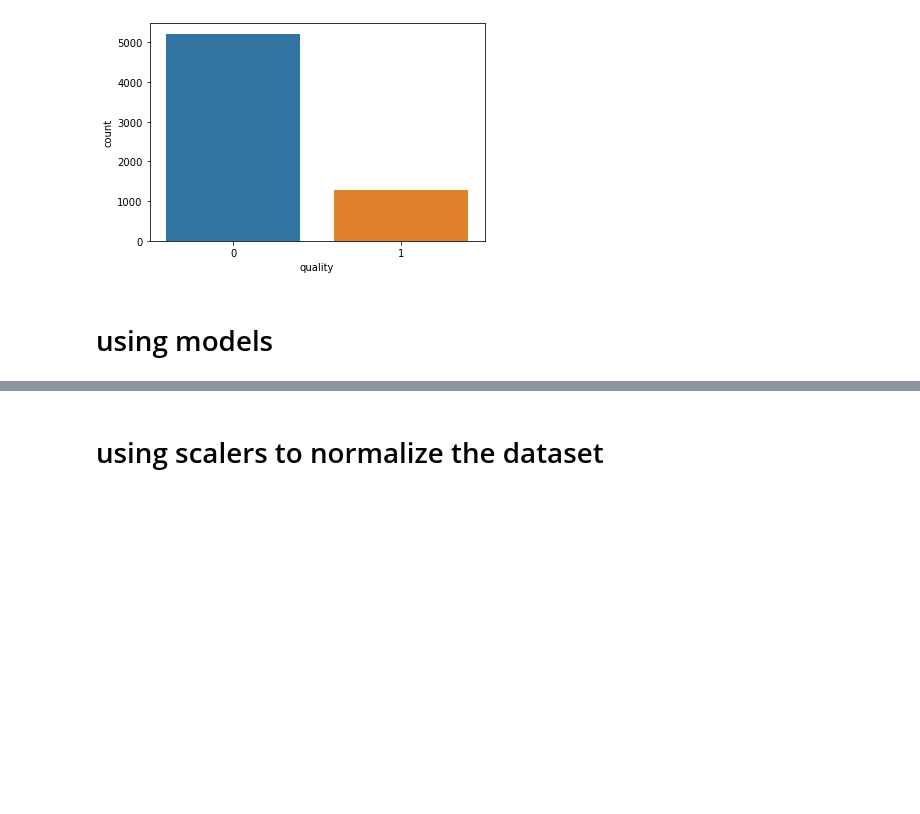
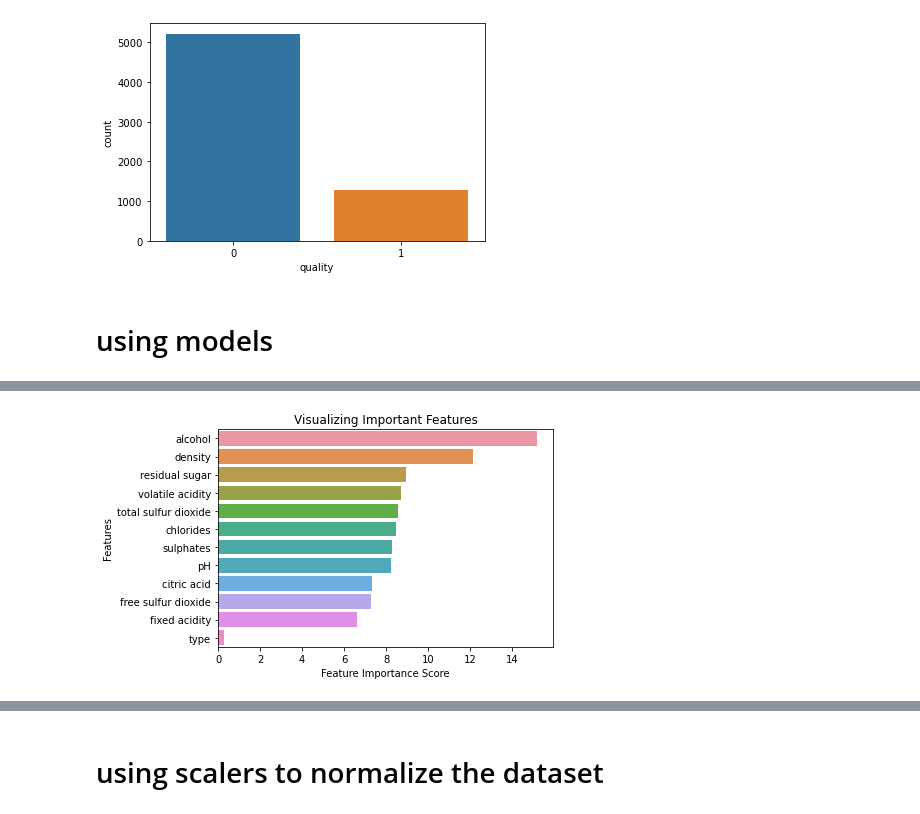
Before and after one commit to Alon-Elisha/Final-Project, a Jupyter notebook: Final_Project.ipynb, the cells around one changed output, grey strips where cells are left out. Saved outputs shown, nothing was run; the diff lists cells and outputs as text; code cells hidden in the pictures; blank space fills up the shorter version.

```diff
--- a/Final_Project.ipynb
+++ b/Final_Project.ipynb
@@ -224,6 +249,8 @@ from sklearn import metrics
 from sklearn.metrics import classification_report
 from sklearn.metrics import confusion_matrix
 from sklearn.metrics import roc_curve, roc_auc_score
+# %%
+clf=RandomForestClassifier(n_estimators=100)
 # %%
 X = data.drop(['quality'], axis = 1)
 # %%
@@ -232,0 +262,2 @@ X_train, X_test, y_train, y_test = train_test_split(X, y, test_size=0.2, random_
+# %%
+clf.fit(X_train,y_train)
@@ -232,0 +266,4 @@ X_train, X_test, y_train, y_test = train_test_split(X, y, test_size=0.2, random_
+# %%
+feature_imp = pd.Series(clf.feature_importances_, index = X.columns).sort_values(ascending=False)
+# multiplying by a hundred to see importance in percentage
+feature_imp * 100
@@ -232,0 +284,9 @@ X_train, X_test, y_train, y_test = train_test_split(X, y, test_size=0.2, random_
+# %%
+sns.barplot(x=feature_imp * 100, y=feature_imp.index)
+# Add labels to your graph
+plt.xlabel('Feature Importance Score')
+plt.ylabel('Features')
+plt.title("Visualizing Important Features")
+plt.show()
+# %% [output]
+[figure, added]
```
Also changed, not shown: parts of 36 cells of this notebook, 2 other files.
